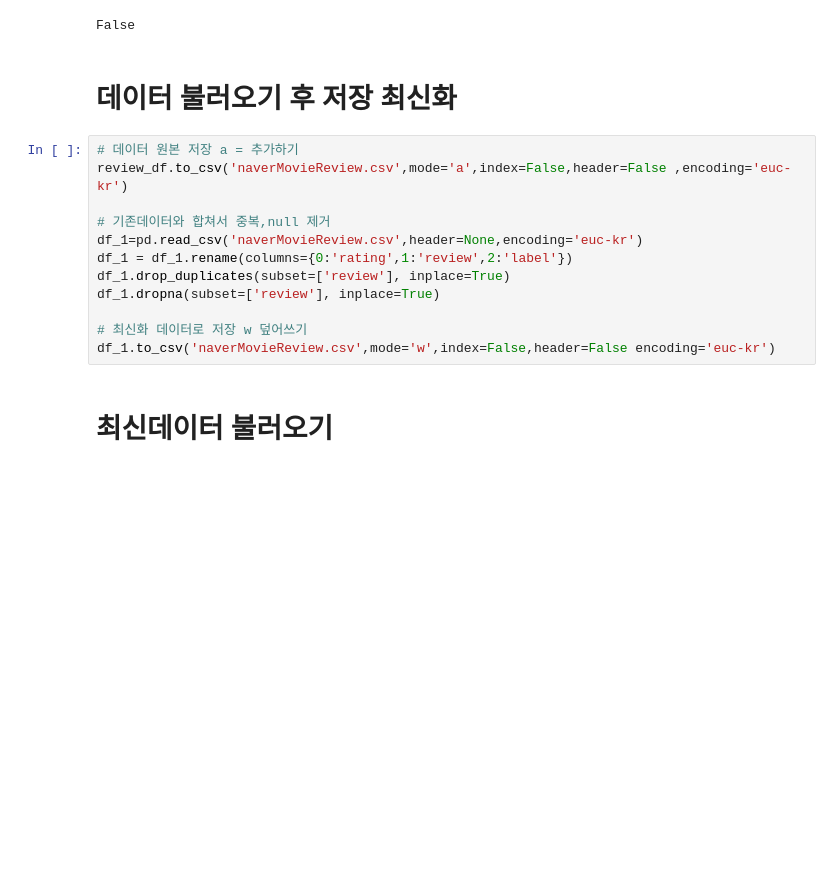
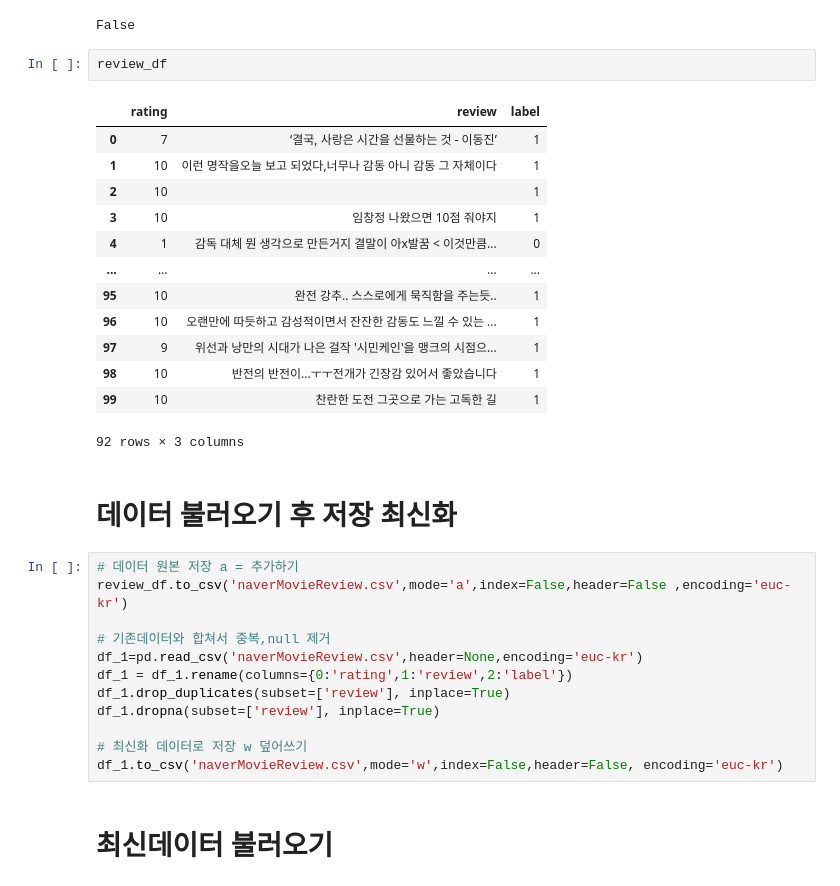
Before and after one commit to zippyfile/ReviewLearning, a Jupyter notebook: ReviewTest.ipynb, the cells around one changed output. Cells and saved outputs as stored; diff of their text form; blank space fills up the shorter version.

```diff
--- a/ReviewTest.ipynb
+++ b/ReviewTest.ipynb
@@ -134,6 +134,22 @@ review_df.drop_duplicates(subset=['review'], inplace=True)
 print(review_df.isnull().values.any())
 # %% [output]
 False
+# %%
+review_df
+# %% [output]
+|  | rating | review | label |
+| 0 | 7 | ‘결국, 사랑은 시간을 선물하는 것 - 이동진’ | 1 |
+| 1 | 10 | 이런 명작을오늘 보고 되었다,너무나 감동 아니 감동 그 자체이다 | 1 |
+| 2 | 10 |  | 1 |
+| 3 | 10 | 임창정 나왔으면 10점 줘야지 | 1 |
+| 4 | 1 | 감독 대체 뭔 생각으로 만든거지 결말이 아x발꿈 < 이것만큼... | 0 |
+| ... | ... | ... | ... |
+| 95 | 10 | 완전 강추.. 스스로에게 묵직함을 주는듯.. | 1 |
+| 96 | 10 | 오랜만에 따듯하고 감성적이면서 잔잔한 감동도 느낄 수 있는 ... | 1 |
+| 97 | 9 | 위선과 낭만의 시대가 나은 걸작 '시민케인'을 맹크의 시점으... | 1 |
+| 98 | 10 | 반전의 반전이...ㅜㅜ전개가 긴장감 있어서 좋았습니다 | 1 |
+| 99 | 10 | 찬란한 도전 그곳으로 가는 고독한 길 | 1 |
+92 rows × 3 columns
 # %% [markdown]
 # 데이터 불러오기 후 저장 최신화
 # %%
@@ -147,7 +163,7 @@ df_1.drop_duplicates(subset=['review'], inplace=True)
 df_1.dropna(subset=['review'], inplace=True)
 
 # 최신화 데이터로 저장 w 덮어쓰기
-df_1.to_csv('naverMovieReview.csv',mode='w',index=False,header=False encoding='euc-kr')
+df_1.to_csv('naverMovieReview.csv',mode='w',index=False,header=False, encoding='euc-kr')
 # %% [markdown]
 # 최신데이터 불러오기
 # %%
```
Also changed, not shown: parts of 10 cells of this notebook, 1 other file.
